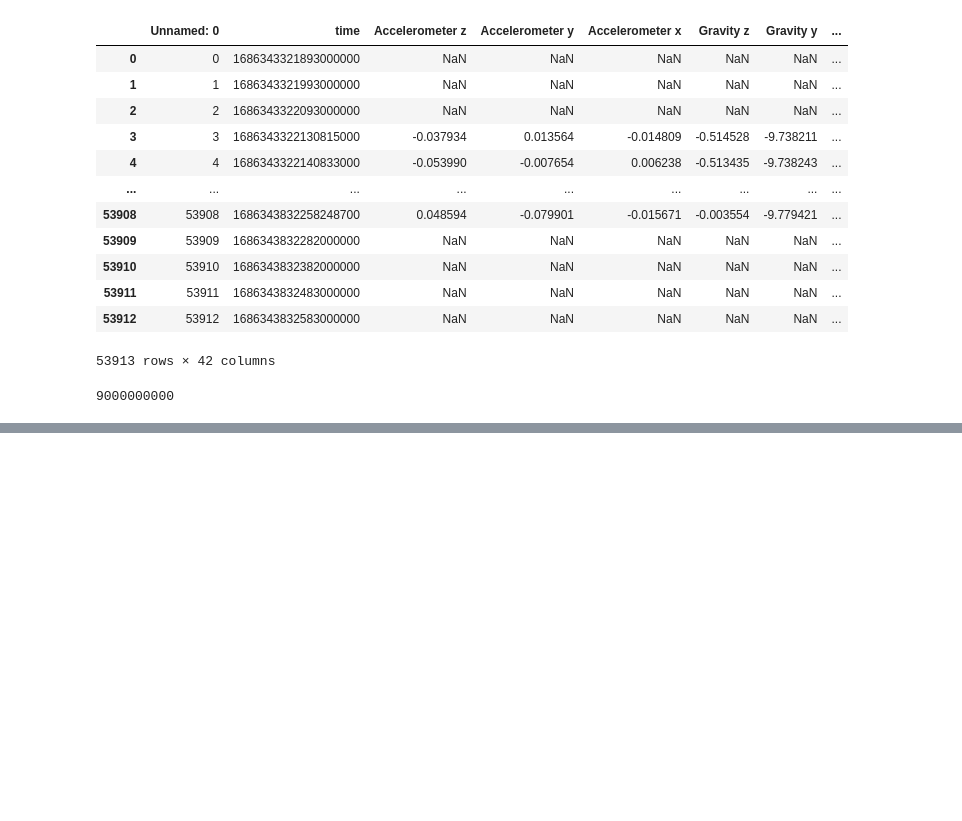
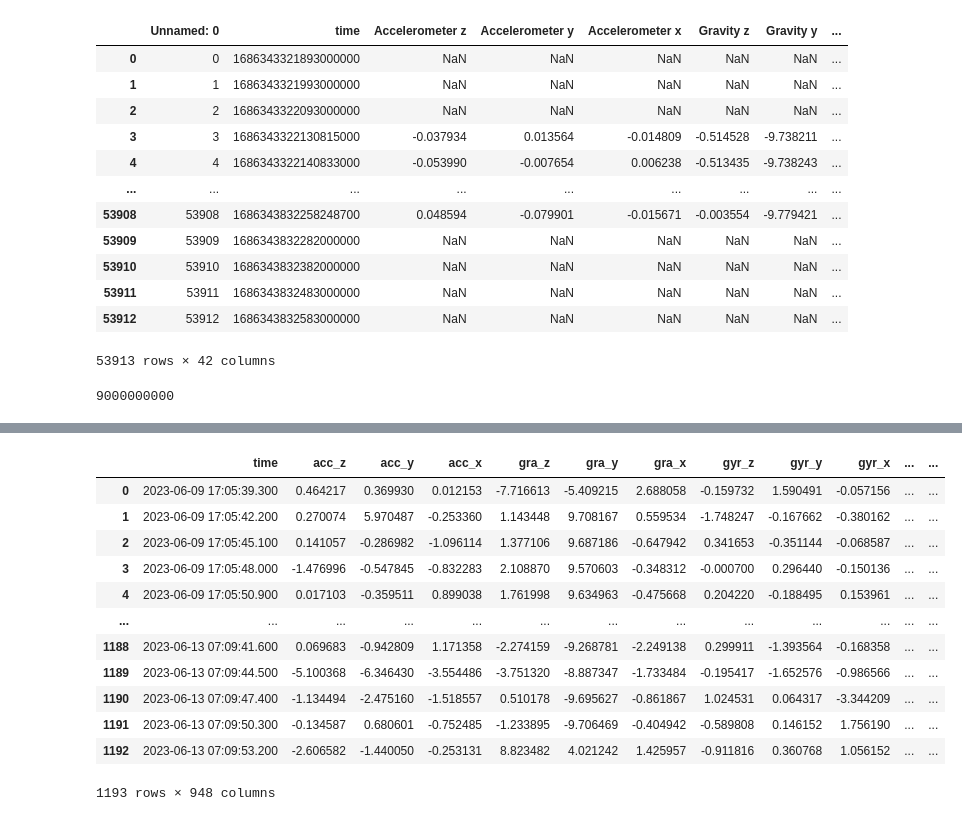
Before and after one commit to SiberiaWolfP/ML4QS_66, a Jupyter notebook: local_test.ipynb, the cells around one changed output, grey strips where cells are left out. Drawn from its saved outputs; the diff is of its cells as text; code cells hidden in the pictures; blank space fills up the shorter version.

```diff
--- a/local_test.ipynb
+++ b/local_test.ipynb
@@ -401,0 +432,20 @@ dataset['time'][1] - dataset['time'][0]
+# %%
+import pandas as pd
+
+dataset = pd.read_csv('/Users/young/Downloads/ml4qs_codes/ML4QS_66/datasets/intermediate/chapter4_result.csv')
+# print(dataset['ori_qw_freq_4.9_Hz_ws_100'])
+dataset
+# %% [output]
+|  | time | acc_z | acc_y | acc_x | gra_z | gra_y | gra_x | gyr_z | gyr_y | gyr_x | ... | ... |
+| 0 | 2023-06-09 17:05:39.300 | 0.464217 | 0.369930 | 0.012153 | -7.716613 | -5.409215 | 2.688058 | -0.159732 | 1.590491 | -0.057156 | ... | ... |
+| 1 | 2023-06-09 17:05:42.200 | 0.270074 | 5.970487 | -0.253360 | 1.143448 | 9.708167 | 0.559534 | -1.748247 | -0.167662 | -0.380162 | ... | ... |
+| 2 | 2023-06-09 17:05:45.100 | 0.141057 | -0.286982 | -1.096114 | 1.377106 | 9.687186 | -0.647942 | 0.341653 | -0.351144 | -0.068587 | ... | ... |
+| 3 | 2023-06-09 17:05:48.000 | -1.476996 | -0.547845 | -0.832283 | 2.108870 | 9.570603 | -0.348312 | -0.000700 | 0.296440 | -0.150136 | ... | ... |
+| 4 | 2023-06-09 17:05:50.900 | 0.017103 | -0.359511 | 0.899038 | 1.761998 | 9.634963 | -0.475668 | 0.204220 | -0.188495 | 0.153961 | ... | ... |
+| ... | ... | ... | ... | ... | ... | ... | ... | ... | ... | ... | ... | ... |
+| 1188 | 2023-06-13 07:09:41.600 | 0.069683 | -0.942809 | 1.171358 | -2.274159 | -9.268781 | -2.249138 | 0.299911 | -1.393564 | -0.168358 | ... | ... |
+| 1189 | 2023-06-13 07:09:44.500 | -5.100368 | -6.346430 | -3.554486 | -3.751320 | -8.887347 | -1.733484 | -0.195417 | -1.652576 | -0.986566 | ... | ... |
+| 1190 | 2023-06-13 07:09:47.400 | -1.134494 | -2.475160 | -1.518557 | 0.510178 | -9.695627 | -0.861867 | 1.024531 | 0.064317 | -3.344209 | ... | ... |
+| 1191 | 2023-06-13 07:09:50.300 | -0.134587 | 0.680601 | -0.752485 | -1.233895 | -9.706469 | -0.404942 | -0.589808 | 0.146152 | 1.756190 | ... | ... |
+| 1192 | 2023-06-13 07:09:53.200 | -2.606582 | -1.440050 | -0.253131 | 8.823482 | 4.021242 | 1.425957 | -0.911816 | 0.360768 | 1.056152 | ... | ... |
+1193 rows × 948 columns
```
Also changed, not shown: parts of 4 cells of this notebook, 2 other files.
